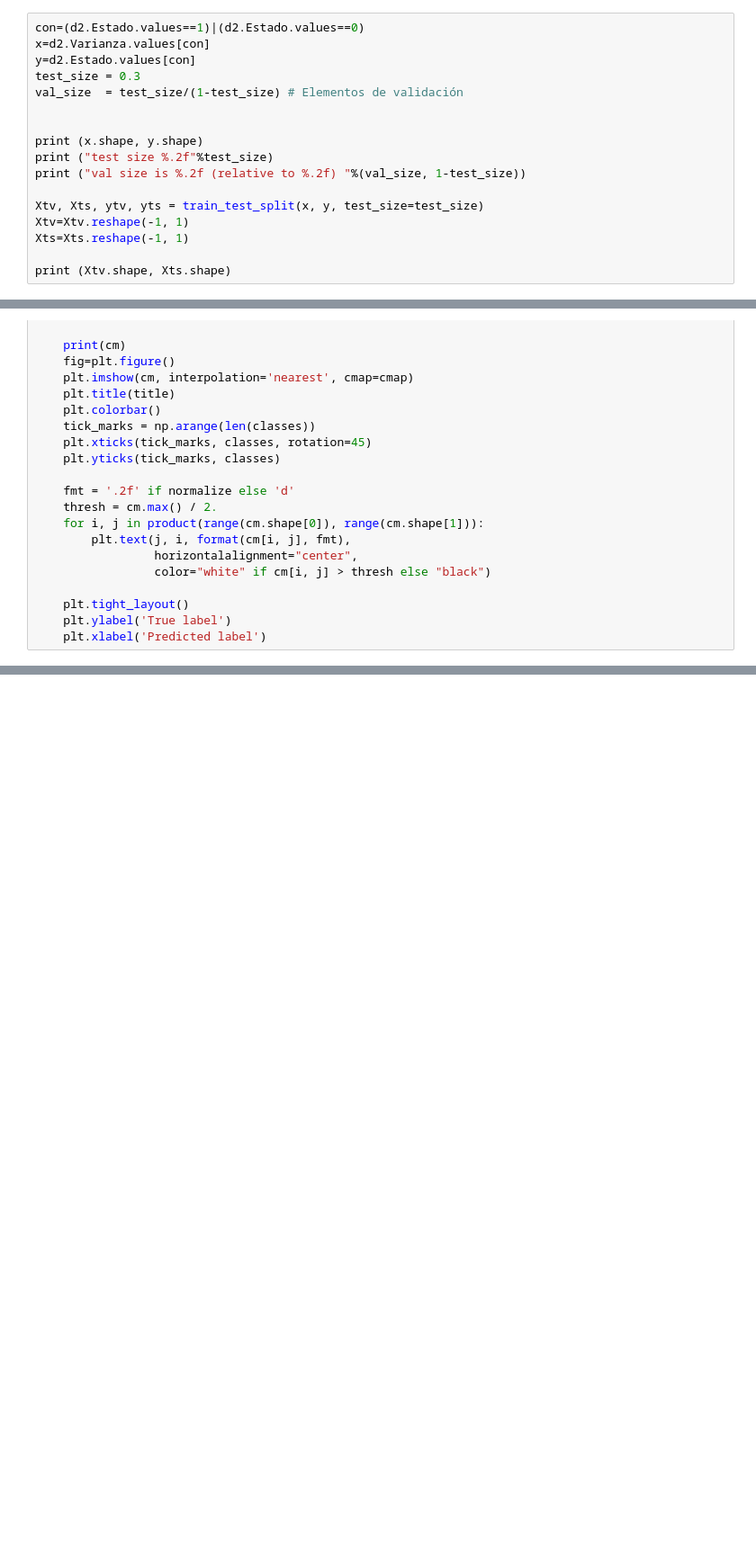
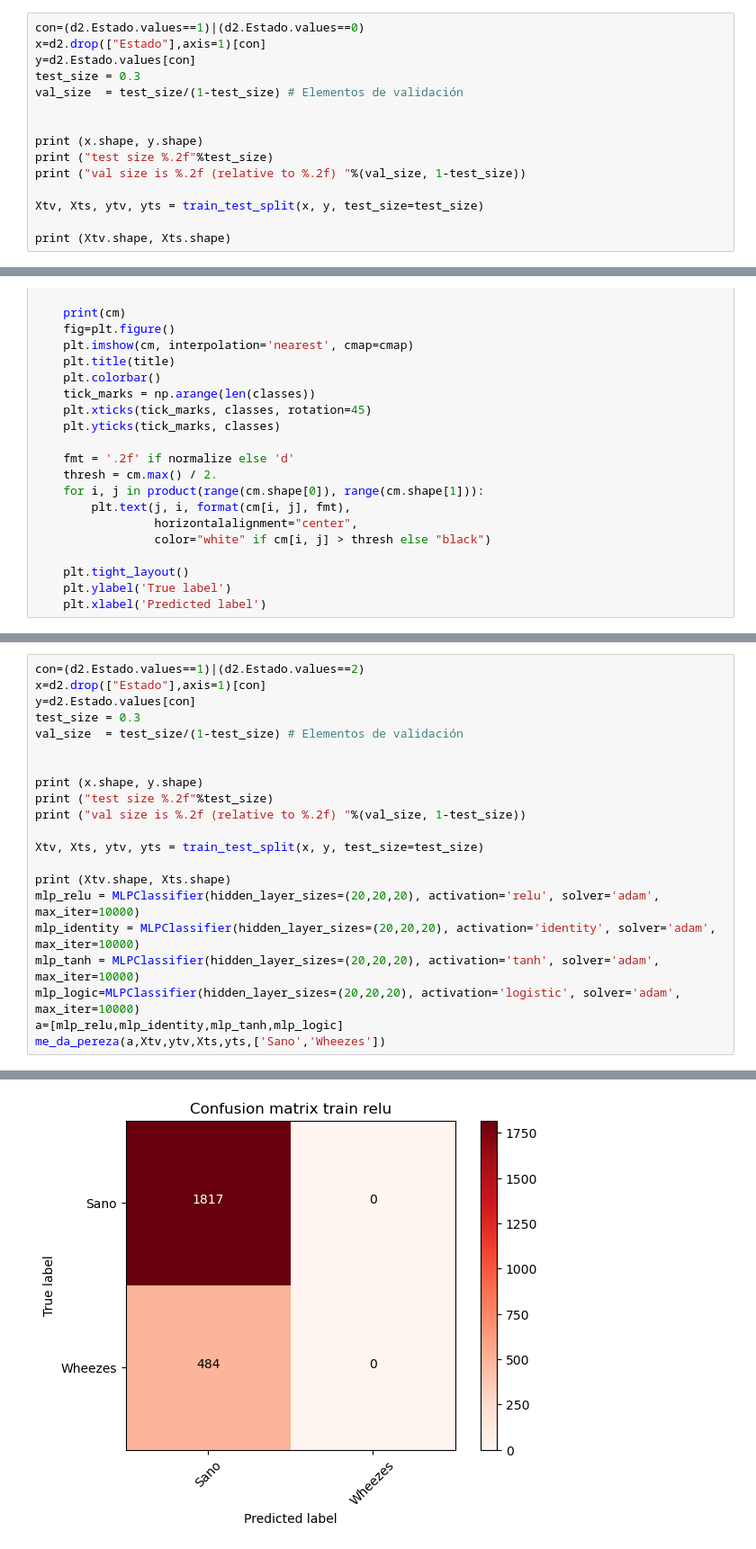
Before and after one commit to Ruizxp/Biosenales_El-Gran-Final, a Jupyter notebook: Terminator.ipynb, the cells around one changed output, grey strips where cells are left out. Shown at 90% size. Saved outputs shown, nothing was run; the diff lists cells and outputs as text; blank space fills up the shorter version.

```diff
--- a/Terminator.ipynb
+++ b/Terminator.ipynb
@@ -72,7 +100,7 @@ En este caso podemos observar que el estado va relacionado mayormente con la med
 ## Entrenamiento
 # %%
 con=(d2.Estado.values==1)|(d2.Estado.values==0)
-x=d2.Varianza.values[con]
+x=d2.drop(["Estado"],axis=1)[con]
 y=d2.Estado.values[con]
 test_size = 0.3
 val_size  = test_size/(1-test_size) # Elementos de validación
@@ -83,8 +111,6 @@ print ("test size %.2f"%test_size)
 print ("val size is %.2f (relative to %.2f) "%(val_size, 1-test_size))
 
 Xtv, Xts, ytv, yts = train_test_split(x, y, test_size=test_size)
-Xtv=Xtv.reshape(-1, 1)
-Xts=Xts.reshape(-1, 1)
 
 print (Xtv.shape, Xts.shape)
 # %% [output]
@@ -226,0 +214,22 @@ Confusion matrix, without normalization
+# %%
+con=(d2.Estado.values==1)|(d2.Estado.values==2)
+x=d2.drop(["Estado"],axis=1)[con]
+y=d2.Estado.values[con]
+test_size = 0.3
+val_size  = test_size/(1-test_size) # Elementos de validación
+
+
+print (x.shape, y.shape)
+print ("test size %.2f"%test_size)
+print ("val size is %.2f (relative to %.2f) "%(val_size, 1-test_size))
+
+Xtv, Xts, ytv, yts = train_test_split(x, y, test_size=test_size)
+
+print (Xtv.shape, Xts.shape)
+mlp_relu = MLPClassifier(hidden_layer_sizes=(20,20,20), activation='relu', solver='adam', max_iter=10000)
+mlp_identity = MLPClassifier(hidden_layer_sizes=(20,20,20), activation='identity', solver='adam', max_iter=10000)
+mlp_tanh = MLPClassifier(hidden_layer_sizes=(20,20,20), activation='tanh', solver='adam', max_iter=10000)
+mlp_logic=MLPClassifier(hidden_layer_sizes=(20,20,20), activation='logistic', solver='adam', max_iter=10000)
+a=[mlp_relu,mlp_identity,mlp_tanh,mlp_logic]
+me_da_pereza(a,Xtv,ytv,Xts,yts,['Sano','Wheezes'])
+# %% [output]
@@ -226,0 +304 @@ Confusion matrix, without normalization
+[figure, added]
```
Also changed, not shown: parts of 20 cells of this notebook, 1 other file.
